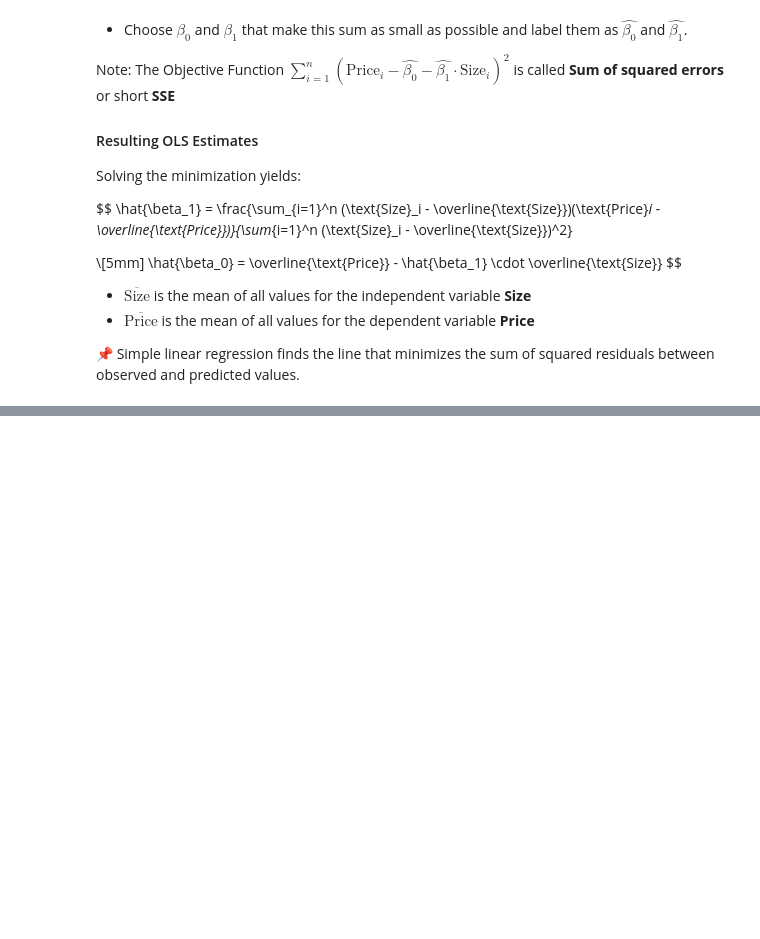
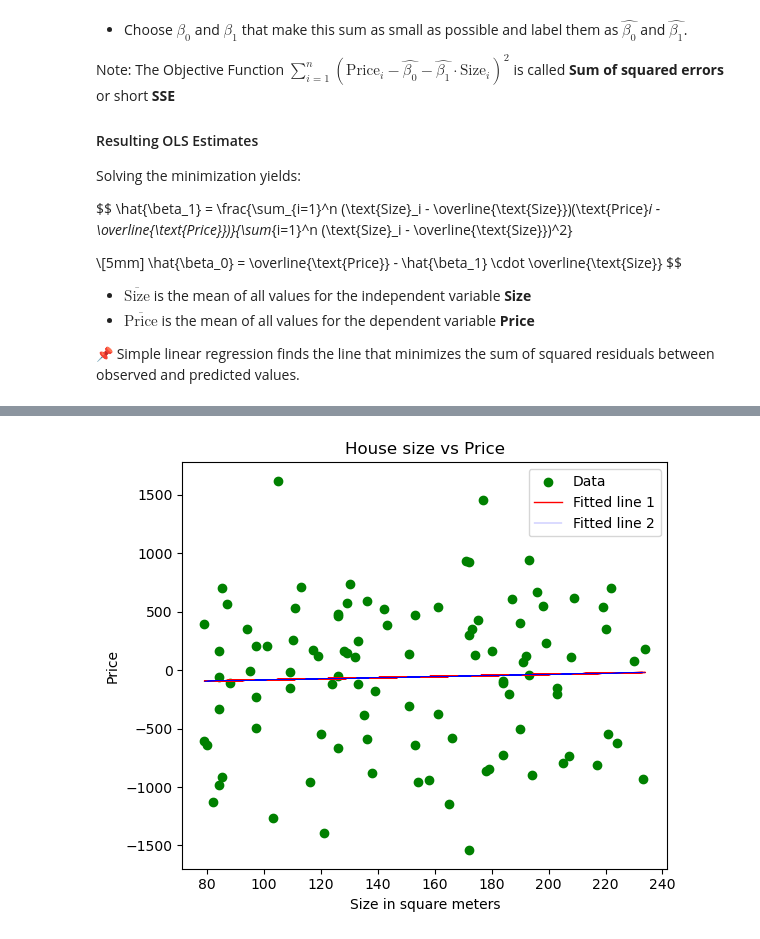
Before and after one commit to jci02/Machine-Learning-Theory, a Jupyter notebook: Supervised Learning/Regression/Linear Regression/Simple Linear Regression.ipynb, the cells around one changed output, grey strips where cells are left out. Cells and saved outputs as stored; diff of their text form; code cells hidden in the pictures; blank space fills up the shorter version.

```diff
--- a/Supervised Learning/Regression/Linear Regression/Simple Linear Regression.ipynb
+++ b/Supervised Learning/Regression/Linear Regression/Simple Linear Regression.ipynb
@@ -643,0 +1125,94 @@ Manually estimated intercept -8.22 and slope 2.01 compared to model estimates of
+# %%
+np.random.seed(1612) # for reproducibility of random numbers
+
+# Generate data
+n = 100 # number of houses
+size = np.random.randint(75,240,n) # house sizes between 75 and 240 square meters
+b0 = 0 # hypothesized value for beta_0
+b1 = 0 # hypothesized value for beta_1
+beta_0, beta_1 = (b0 + np.random.uniform(-0.5,0.5,1)), (b1 + np.random.normal(loc=2*b1,scale=1,size=1)) # true intercept close to b0 but true slope is not close to b1
+error = np.random.normal(loc=0,scale=600,size=n) # independent normal distributed errors around 0
+true_price = beta_0 + beta_1 * size # true relationship between Price and Size
+price = true_price + error # distorted relationship between Price and Size
+
+# Fit model
+mean_price, mean_size = np.mean(price), np.mean(size)
+num = np.sum((size - mean_size)*(price - mean_price))
+denom = np.sum((size - mean_size)**2)
+beta_1_hat = num / denom
+beta_0_hat = mean_price - beta_1_hat * mean_size
+X = np.column_stack((np.ones(n), size)) # reconfigure size into a matrix with column for intercept and column for size
+print(f"Regression matrix  X= \n {X[0:5,]}\n")
+model = LinearRegression().fit(X,price)
+print(f"Manually estimated intercept {beta_0_hat:.4f} and slope {beta_1_hat:.4f} compared to model intercept {model.intercept_:.4f} and slope {model.coef_[1]:.4f}")
+
+
+# Make predictions and compute SSE as well as R2
+price_hat = beta_0_hat + beta_1_hat * size
+error_hat = price - price_hat
+SSE = np.sum(error_hat**2)
+SST = np.sum((price - mean_price)**2)
+SSR = np.sum((price_hat - mean_price)**2)
+R2 = SSR / SST
+print(f"Compare estimated R^2 = {R2:.4f} with model score R^2 = {model.score(X,price):4f}")
+
+
+# Plot
+plt.figure(figsize=(6,5))
+plt.scatter(size,price,color="green",label="Data")
+plt.plot(size,price_hat,color="red",linewidth=1,label="Fitted line 1")
+plt.plot(size,model.predict(X),color="blue",linewidth=0.2,label="Fitted line 2")
+plt.title("House size vs Price")
+plt.xlabel("Size in square meters")
+plt.ylabel("Price")
+plt.legend()
+plt.tight_layout()
+plt.show()
+
+
+
+# Calculate Var(SSE), Var(beta_0_hat), Var(beta_1_hat), t_0 and t_1
+df = n-2
+Var_SSE = SSE / df
+Var_beta_0_hat = Var_SSE * (1/n + (mean_size**2) / np.sum((size - mean_size)**2))
+Var_beta_1_hat = Var_SSE / np.sum((size - mean_size)**2)
+t_0 = (beta_0_hat - b0) / np.sqrt(Var_beta_0_hat)
+t_1 = (beta_1_hat - b1) / np.sqrt(Var_beta_1_hat)
+
+
+# Sample distribution of t-test statistic values for t_0 and t_1 seperately
+fig, axes = plt.subplots(1,2,figsize=(12,5))
+
+simulate_t0_distribution(axes[0], size, b0, slope=10)
+simulate_t1_distribution(axes[1], size, intercept=4, b1=b1)
+
+plt.tight_layout()
+plt.show()
+
+model = sm.OLS(price, X).fit()
+print(f"Manually computed Covariance matrix:\n{np.linalg.inv(np.dot(X.T,X)) * Var_SSE}\n and model covariance matrix:\n{model.cov_params()}\n")
+Cov_b0_b1 = - Var_SSE*mean_size / np.sum((size - mean_size)**2)
+print(f"Covariance matrix has on diagonal Var_beta_0_hat={Var_beta_0_hat:.3f} and Var_beta_1_hat={Var_beta_1_hat:.3f} and Cov(beta_0_hat,beta_1_hat)={Cov_b0_b1:.3f}\n")
+
+print(f"Compare t_0={t_0:.4f} and t_1={t_1:.4f} with model t_0={model.tvalues[0]:.4f} and t_1={model.tvalues[1]:.4f}\n")
+
+SE_beta_0_hat = np.sqrt(Var_beta_0_hat)
+SE_beta_1_hat = np.sqrt(Var_beta_1_hat)
+
+print("Manual Standard Errors")
+print(f"{SE_beta_0_hat:.4f}, {SE_beta_1_hat:.4f}")
+
+print("Statsmodels Standard Errors")
+print(model.bse)
+
+p_t0 = 2 * (1 - t.cdf(abs(t_0), df))
+p_t1 = 2 * (1 - t.cdf(abs(t_1), df))
+
+print("\nManual p-values")
+print(f"P>|t0| = {p_t0:.6f} and P>|t1| = {p_t1:.6f} compared to models: {model.pvalues}\n")
+alpha = 0.05
+print("Reject H_0:b0 = 0" if p_t0 < alpha else "Not reject H_0:b0 = 0 meaning Intercept is not significant")
+print("Reject H_0:b1 = 0" if p_t1 < alpha else "Not reject H_0:b1 = 0 meaning Size does not explain Price")
+
+print(model.summary())
+# %% [output]
@@ -643,0 +1228 @@ Manually estimated intercept -8.22 and slope 2.01 compared to model estimates of
+[figure, added]
```
Also changed, not shown: parts of 18 cells of this notebook, 1 other file.
